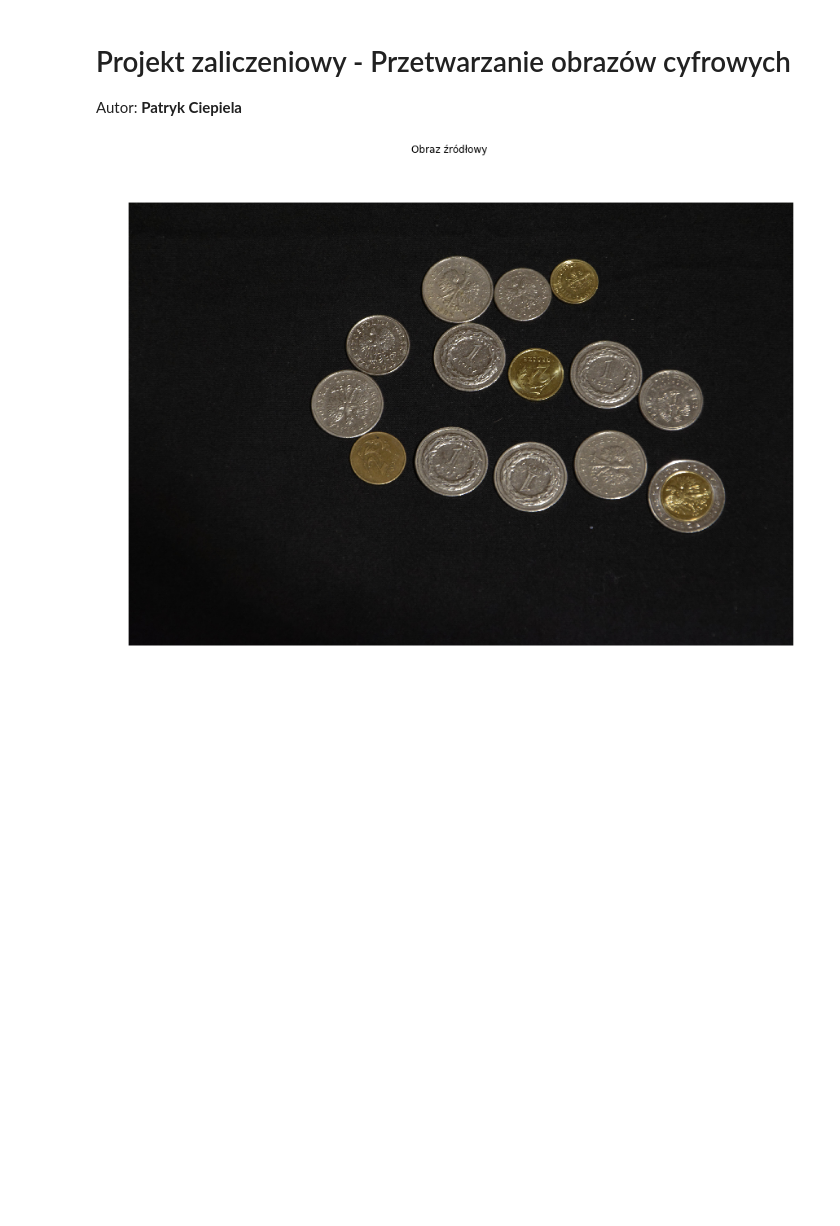
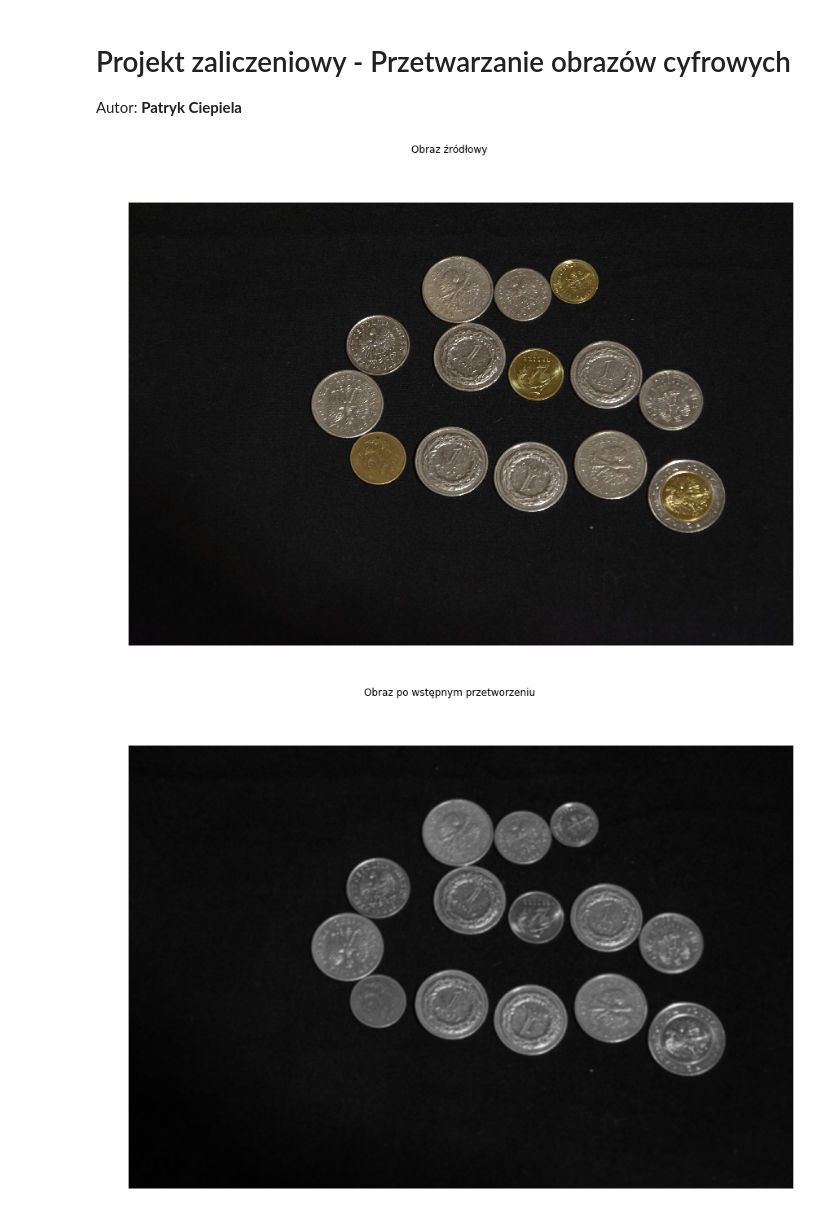
Before and after one commit to Machina123/ImageProcessing, a Jupyter notebook: FinalAssignment/01_assignment.ipynb, the cells around one changed output. Cells and saved outputs as stored; diff of their text form; code cells hidden in the pictures; blank space fills up the shorter version.

```diff
--- a/FinalAssignment/01_assignment.ipynb
+++ b/FinalAssignment/01_assignment.ipynb
@@ -42,11 +33,20 @@ def dist_transform(img, min_dist=48):
 # %%
 sourceimg = io.imread("source.jpg")
+
 showimg(sourceimg, title="Obraz źródłowy")
 
 processedimg = sourceimg.copy()
 processedimg = img_as_ubyte(rgb2gray(processedimg))
-processedimg = cv2.blur(processedimg, (5,5))
+processedimg = cv2.blur(processedimg, (11,11))
+# processedimg = exposure.adjust_gamma(processedimg, gamma=0.6)
+
+# processedimg = cv2.equalizeHist(processedimg)
+
+bwblurredimg = processedimg.copy()
+
+showimg(bwblurredimg, title="Obraz po wstępnym przetworzeniu")
 # %% [output]
 [figure]
+[figure, added]
 # %%
 th = 128
```
Also changed, not shown: parts of 5 cells of this notebook.
